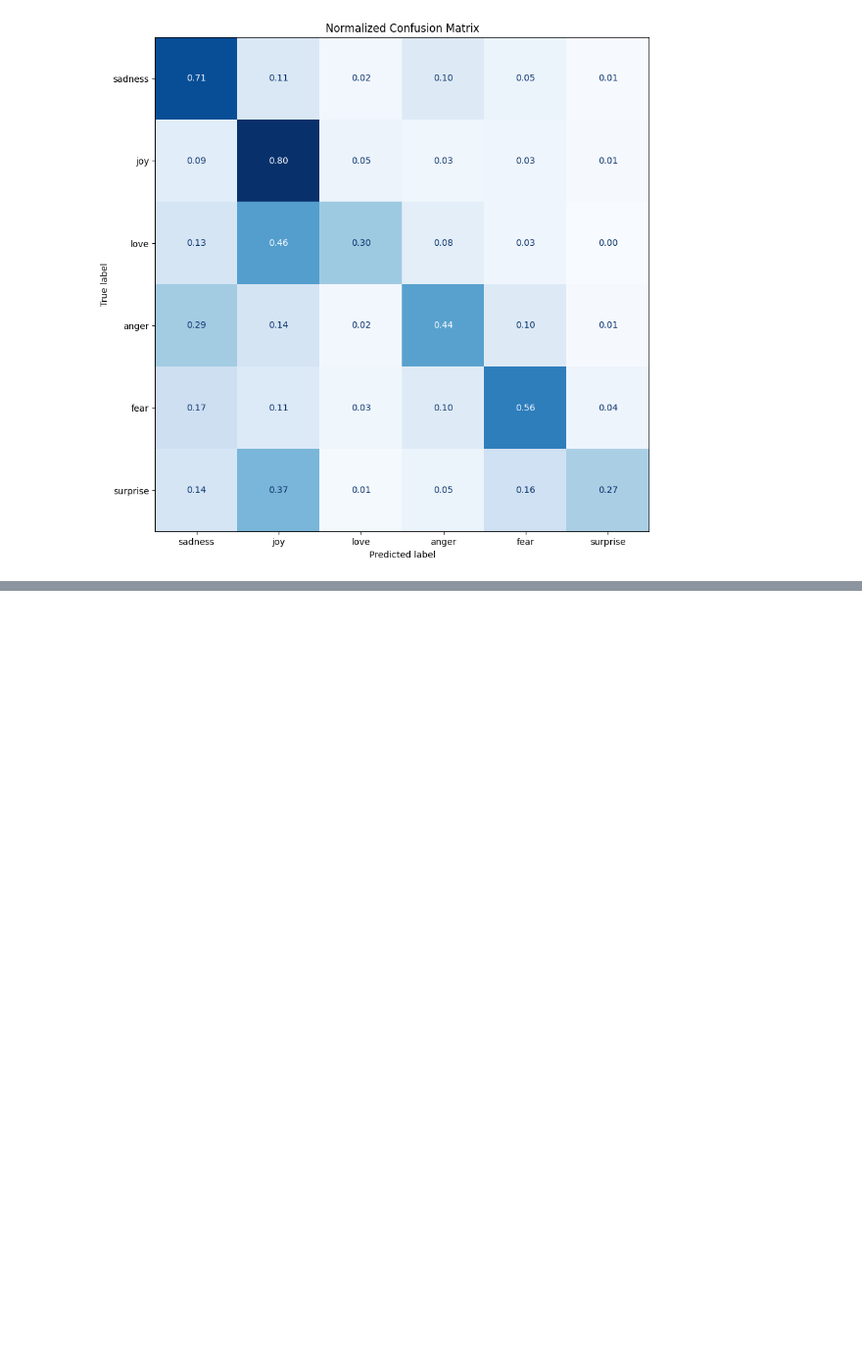
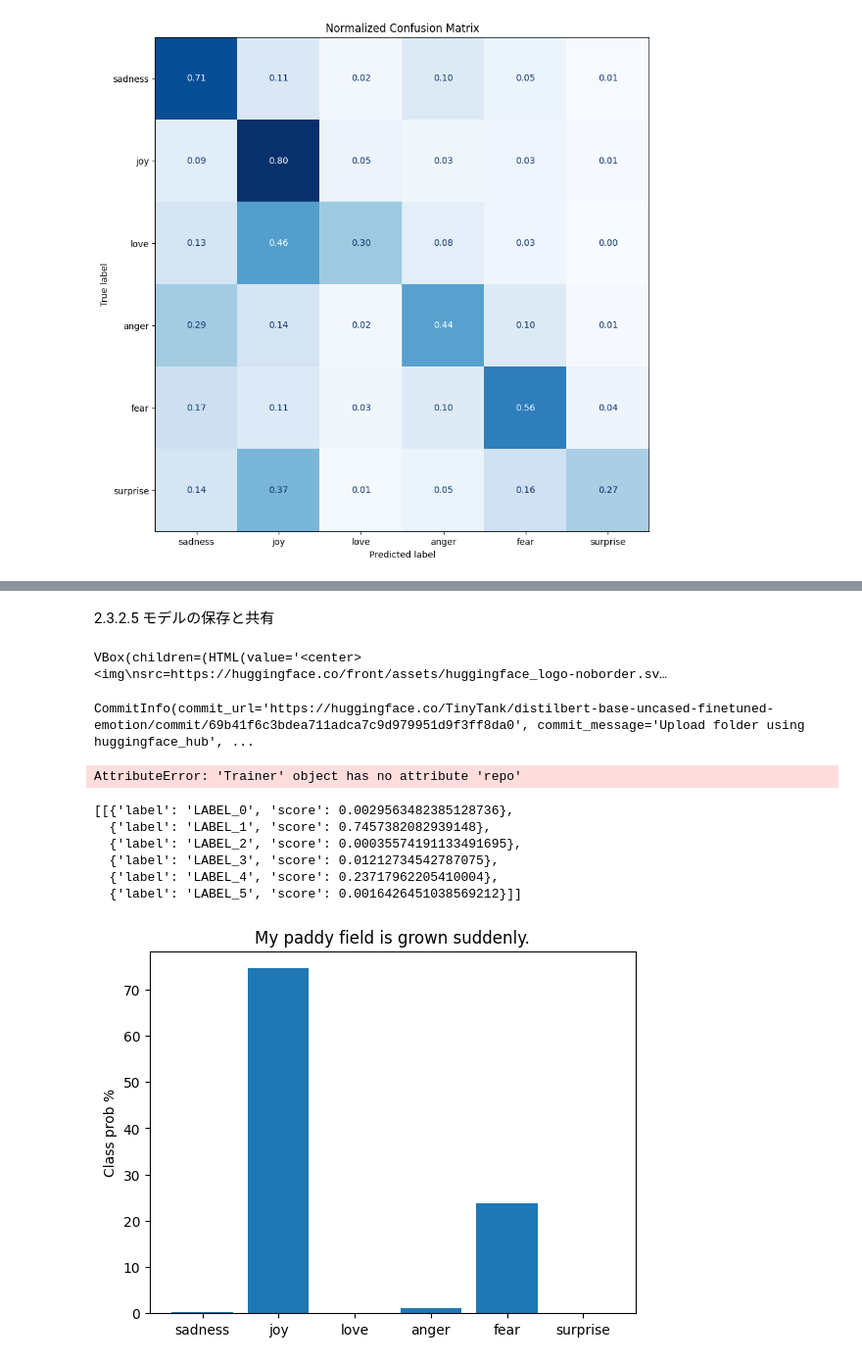
Before and after one commit to inoueshinichi/Book_Transformers, a Jupyter notebook: ch02_text_classification.ipynb, the cells around one changed output, grey strips where cells are left out. Shown: that part at 98% size. Saved outputs shown, nothing was run; the diff lists cells and outputs as text; code cells hidden in the pictures; blank space fills up the shorter version.

```diff
--- a/ch02_text_classification.ipynb
+++ b/ch02_text_classification.ipynb
@@ -545,0 +703,47 @@ plot_confusion_matrix(y_preds, y_valid, labels)
+# %% [markdown]
+2.3.2.5 モデルの保存と共有
+# %%
+from huggingface_hub import notebook_login
+
+notebook_login()
+# %% [output]
+VBox(children=(HTML(value='<center> <img\nsrc=https://huggingface.co/front/assets/huggingface_logo-noborder.sv…
+# %%
+from huggingface_hub import HfApi
+
+api = HfApi(token="")
+api.upload_folder(
+    folder_path=R"C:\Users\InoueShinichi\OneDrive\Desktop\MyGithub\Book_Transformers\TinyTank\distilbert-base-uncased-finetuned-emotion",
+    repo_id="TinyTank/distilbert-base-uncased-finetuned-emotion",
+    repo_type="model",
+)
+# %% [output]
+CommitInfo(commit_url='https://huggingface.co/TinyTank/distilbert-base-uncased-finetuned-emotion/commit/69b41f6c3bdea711adca7c9d979951d9f3ff8da0', commit_message='Upload folder using huggingface_hub', ...
+# %%
+trainer.push_to_hub(commit_message="This is a test")
+# %% [output]
+AttributeError: 'Trainer' object has no attribute 'repo'
+# %%
+from transformers import pipeline
+
+model_id = "TinyTank/distilbert-base-uncased-finetuned-emotion"
+classifier = pipeline('text-classification', model=model_id, tokenizer=tokenizer)
+
+custom_tweet = "My paddy field is grown suddenly."
+preds = classifier(custom_tweet, return_all_scores=True)
+preds
+# %% [output]
+[[{'label': 'LABEL_0', 'score': 0.0029563482385128736},
+  {'label': 'LABEL_1', 'score': 0.7457382082939148},
+  {'label': 'LABEL_2', 'score': 0.00035574191133491695},
+  {'label': 'LABEL_3', 'score': 0.01212734542787075},
+  {'label': 'LABEL_4', 'score': 0.23717962205410004},
+  {'label': 'LABEL_5', 'score': 0.0016426451038569212}]]
+# %%
+preds_df = pd.DataFrame(preds[0])
+plt.bar(labels, 100 * preds_df['score'], color='C0')
+plt.title(f"{custom_tweet}")
+plt.ylabel("Class prob %")
+plt.show()
+# %% [output]
+[figure, added]
```
Also changed, not shown: parts of 20 cells of this notebook.
